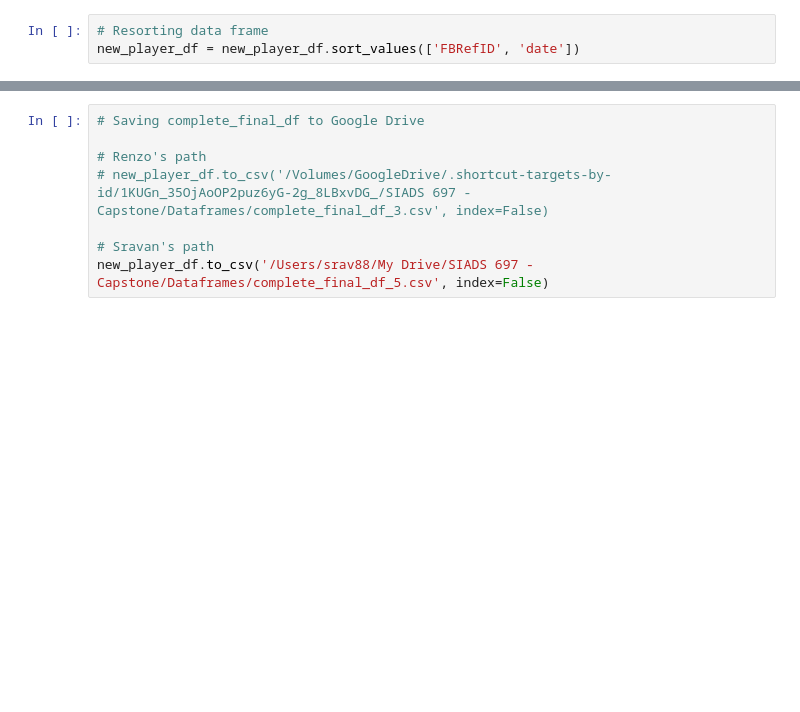
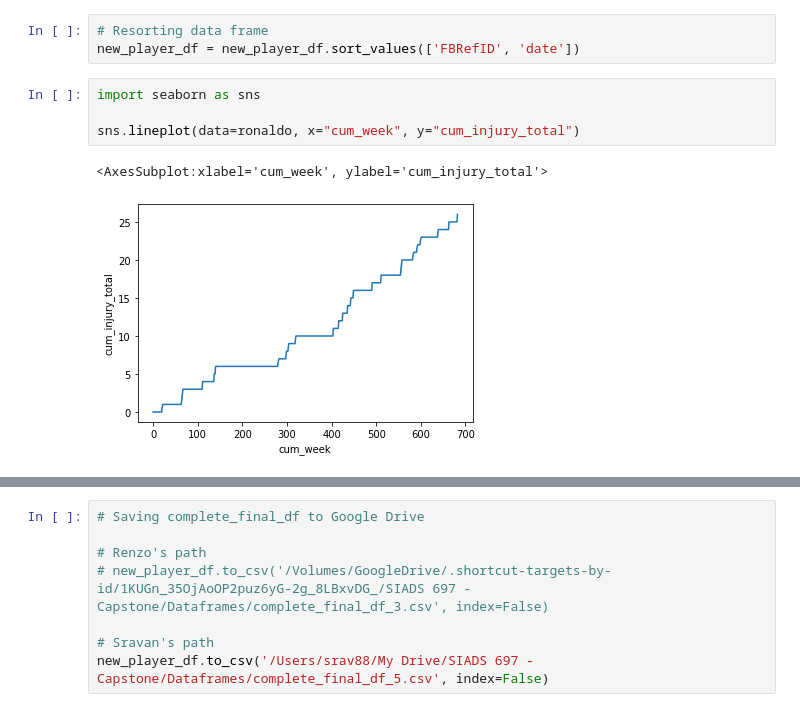
Before and after one commit to SravanRajupalem/FootballPredictions, a Jupyter notebook: 17. Consolidate Profile Data Dataframe.ipynb, the cells around one changed output, grey strips where cells are left out. Drawn from its saved outputs; the diff is of its cells as text; blank space fills up the shorter version.

```diff
--- a/17. Consolidate Profile Data Dataframe.ipynb
+++ b/17. Consolidate Profile Data Dataframe.ipynb
@@ -788,3 +793,10 @@ print(columns_with_nan)
 # %%
 # Resorting data frame
 new_player_df = new_player_df.sort_values(['FBRefID', 'date'])
+# %%
+import seaborn as sns
+
+sns.lineplot(data=ronaldo, x="cum_week", y="cum_injury_total")
+# %% [output]
+<AxesSubplot:xlabel='cum_week', ylabel='cum_injury_total'>
+[figure, added]
```
Also changed, not shown: parts of 7 cells of this notebook, 8 other files.
